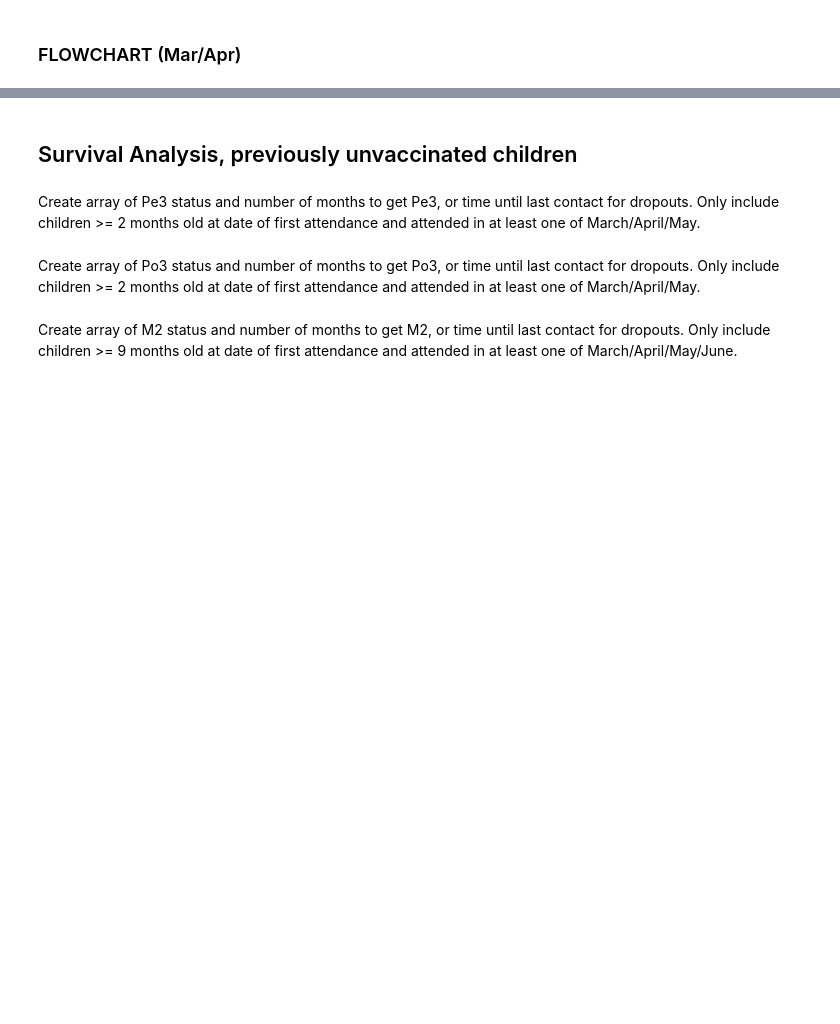
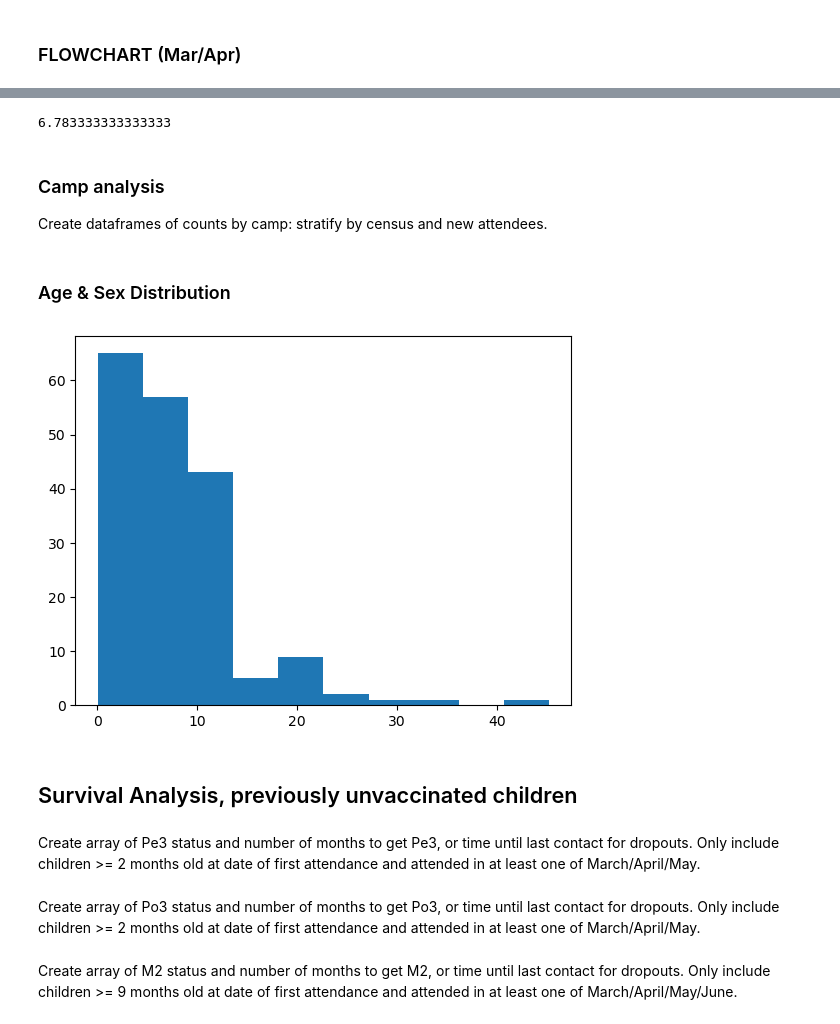
Before and after one commit to briannagrissom/Vaccination-Pilot-Program, a Jupyter notebook: BETTERvaccine_analysis.ipynb, the cells around one changed output, grey strips where cells are left out. Drawn from its saved outputs; the diff is of its cells as text; code cells hidden in the pictures; blank space fills up the shorter version.

```diff
--- a/BETTERvaccine_analysis.ipynb
+++ b/BETTERvaccine_analysis.ipynb
@@ -117,5 +118,3 @@ drop unneeded columns
-# %%
-df.drop(columns=['ReDB','CeDB','CeAg','ReSe'], inplace=True)
 # %% [markdown]
 insert "-" if the child did not attend on that date
 # %%
@@ -178,39 +177,60 @@ for idx, row in df.iterrows():
     if row['Att3'] == pd.to_datetime('5/15/2023'):
         age_apr15.append(row['AGE'] - 1)
         continue
-    else:
+    if row['Att1'] == 'NO SHOW':
+        age_apr15.append(row['AGE'] + 1)
+        continue
+    if row['Att4'] == pd.to_datetime('6/15/2023'):
         age_apr15.append(row['AGE'] - 2)
+        continue
+    if row['Att5'] == pd.to_datetime('7/15/2023'): # first came in July
+        age_apr15.append(row['AGE'] - 3)
+        continue
 age_may15 = []
 for idx, row in df.iterrows():
     if row['Att1'] == pd.to_datetime('3/15/2023'):
         age_may15.append(row['AGE'] + 2)
         continue
+    if row['Att1'] == 'NO SHOW':
+        age_may15.append(row['AGE'] + 2)
     if row['Att2'] == pd.to_datetime('4/15/2023'):
         age_may15.append(row['AGE'] + 1)
         continue
     if row['Att3'] == pd.to_datetime('5/15/2023'):
         age_may15.append(row['AGE'])
         continue
-    else:
+    if row['Att4'] == pd.to_datetime('6/15/2023'):
         age_may15.append(row['AGE'] - 1)
+        continue
+    if row['Att5'] == pd.to_datetime('7/15/2023'):
+        age_may15.append(row['AGE'] - 2)
+        continue
 age_june15 = []
 for idx, row in df.iterrows():
     if row['Att1'] == pd.to_datetime('3/15/2023'):
         age_june15.append(row['AGE'] + 3)
         continue
+    if row['Att1'] == 'NO SHOW':
+        age_june15.append(row['AGE'] + 3)
     if row['Att2'] == pd.to_datetime('4/15/2023'):
         age_june15.append(row['AGE'] + 2)
         continue
     if row['Att3'] == pd.to_datetime('5/15/2023'):
         age_june15.append(row['AGE'] + 1)
         continue
-    else:
+    if row['Att4'] == pd.to_datetime('6/15/2023'):
         age_june15.append(row['AGE'])
+        continue
+    if row['Att5'] == pd.to_datetime('7/15/2023'):
+        age_june15.append(row['AGE'] - 1)
+        continue
 age_july15 = []
 for idx, row in df.iterrows():
     if row['Att1'] == pd.to_datetime('3/15/2023'):
         age_july15.append(row['AGE'] + 4)
         continue
+    if row['Att1'] == 'NO SHOW':
+        age_july15.append(row['AGE'] + 4)
     if row['Att2'] == pd.to_datetime('4/15/2023'):
         age_july15.append(row['AGE'] + 3)
         continue
@@ -219,8 +239,10 @@ for idx, row in df.iterrows():
         continue
     if row['Att4'] == pd.to_datetime('6/15/2023'):
         age_july15.append(row['AGE']+ 1)
-    else:
+        continue
+    if row['Att5'] == pd.to_datetime('7/15/2023'):
         age_july15.append(row['AGE'])
+        continue
 
 df['AGE_APR15'] = age_apr15
 df['AGE_MAY15'] = age_may15
@@ -231,2 +250,0 @@ replace value
-# %%
-df.at[164, 'CeNu'] = 'None'
@@ -232,0 +358,2 @@ df.at[164, 'CeNu'] = 'None'
+# %%
+df['IDP'].fillna('No', inplace=True)
@@ -270,3 +620,10 @@ flow_df = df.loc[df['ReNu'] != 'NO SHOW', :]  # 183
+# %%
+df.loc[(df['CeNu']!='None')&(df['ReNu']!='None'),'AGE'].median()
+# %% [output]
+6.783333333333333
+# %% [markdown]
+### Camp analysis
+Create dataframes of counts by camp: stratify by census and new attendees.
 # %%
 num_attendees = []
 num_nonattendees = []
@@ -288,0 +669,9 @@ camp_df
+# %% [markdown]
+### Age & Sex Distribution
+# %%
+import matplotlib.pyplot as plt
+import numpy as np
+plt.hist(df.loc[(df['ReNu']!='NO SHOW'),'AGE'])
+plt.show()
+# %% [output]
+[figure, added]
```
Also changed, not shown: parts of 108 cells of this notebook.
